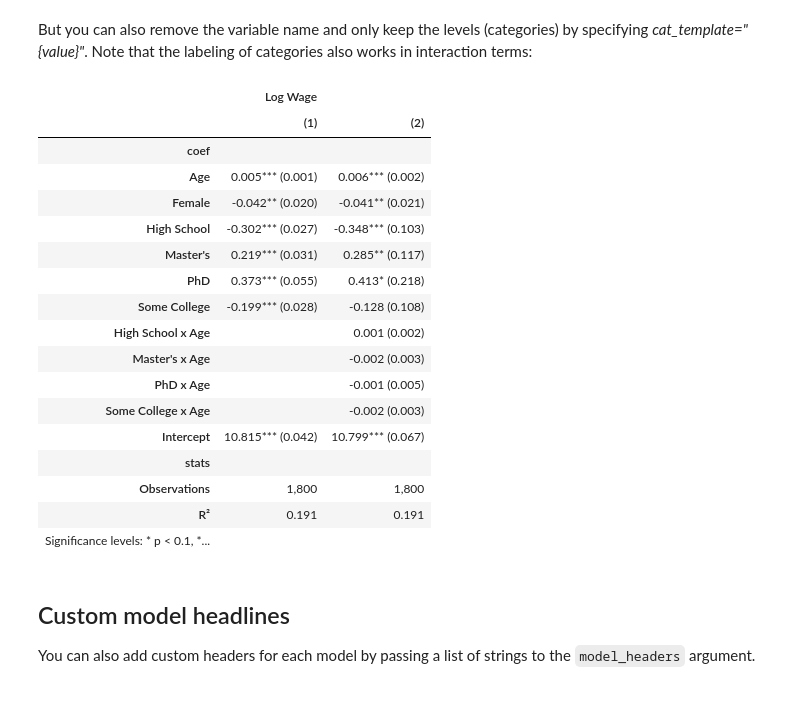
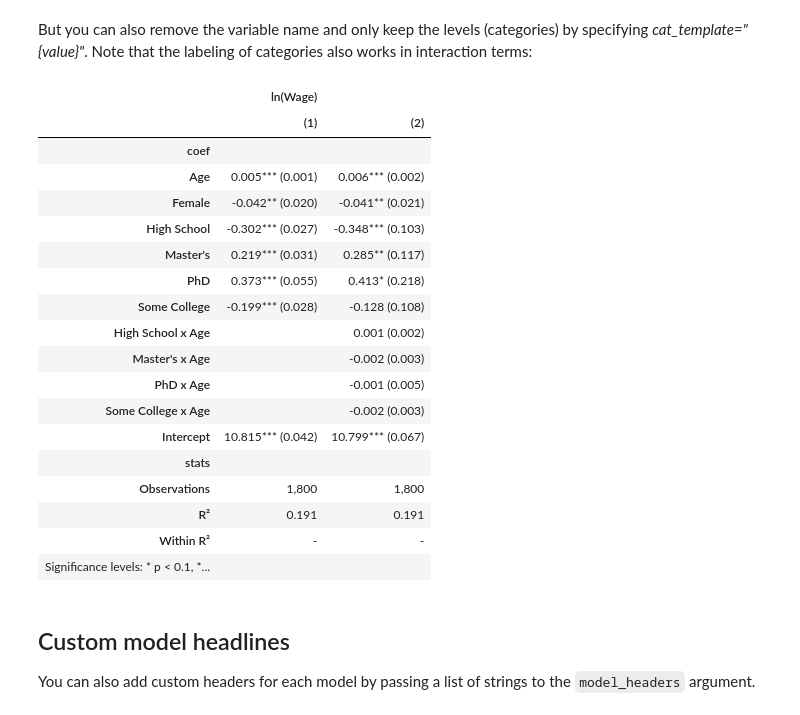
Before and after one commit to dsliwka/maketables, a Jupyter notebook: ETable.ipynb, the cells around one changed output. Drawn from its saved outputs; the diff is of its cells as text; code cells hidden in the pictures.

```diff
--- a/ETable.ipynb
+++ b/ETable.ipynb
@@ -267,6 +276,5 @@ You can set default options for `ETable` by changing the class attributes. For e
 # %%
 # Set default options for all future ETable calls
 mt.ETable.DEFAULT_MODEL_STATS = ["N","r2","r2_within"]
-mt.ETable.DEFAULT_LABELS = labels
-mt.ETable.DEFAULT_COEF_FMT = "b:.3f \n (se:.3f)"  # 3 decimal places for both coefficients and SEs
+mt.ETable.DEFAULT_COEF_FMT = "b:.3f \n (se:.3f)"  # 3 decimal places for both mt.ETable.
 mt.ETable.DEFAULT_SIGNIF_CODE = [0.01, 0.05, 0.1]
@@ -273,3 +283,6 @@ mt.ETable.DEFAULT_SIGNIF_CODE = [0.01, 0.05, 0.1]
+# %%
+# Note: Default labels are set as class attribute of MTable
+mt.MTable.DEFAULT_LABELS = labels
 # %%
 mt.ETable([est1, est2, est3, est4])
 # %% [output]
@@ -318,10 +331,10 @@ But you can also remove the variable name and only keep the levels (categories)
 # %%
 est6 = pf.feols("logwage ~ age + female + education", data = df)
 est7 = pf.feols("logwage ~ age + female + education*age", data = df)
 
-mt.ETable([est6, est7], labels=labels, cat_template="{value}")
+mt.ETable([est6, est7],  cat_template="{value}")
 # %% [output]
-|  | Log Wage |  |
+|  | ln(Wage) |  |
 |  | (1) | (2) |
 | coef |  |  |
 | Age | 0.005*** (0.001) | 0.006*** (0.002) |
@@ -338,6 +351,7 @@ mt.ETable([est6, est7], labels=labels, cat_template="{value}")
 | stats |  |  |
 | Observations | 1,800 | 1,800 |
 | R² | 0.191 | 0.191 |
+| Within R² | - | - |
 | Significance levels: * p < 0.1, *... |  |  |
 # %% [markdown]
 ## Custom model headlines
```
Also changed, not shown: parts of 21 cells of this notebook, 2 other files.
